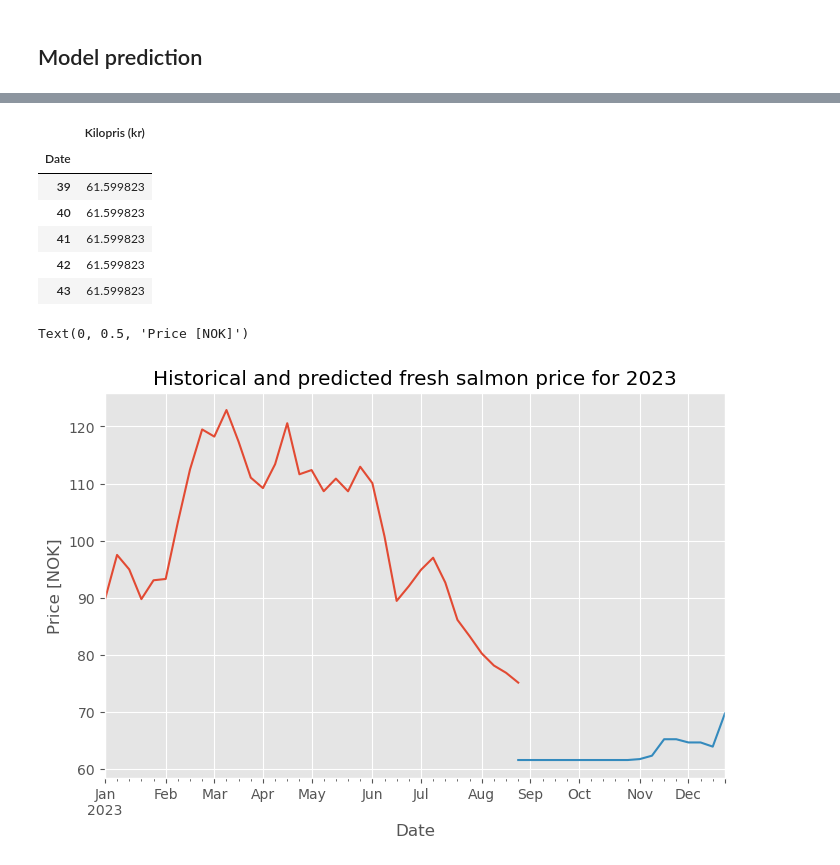
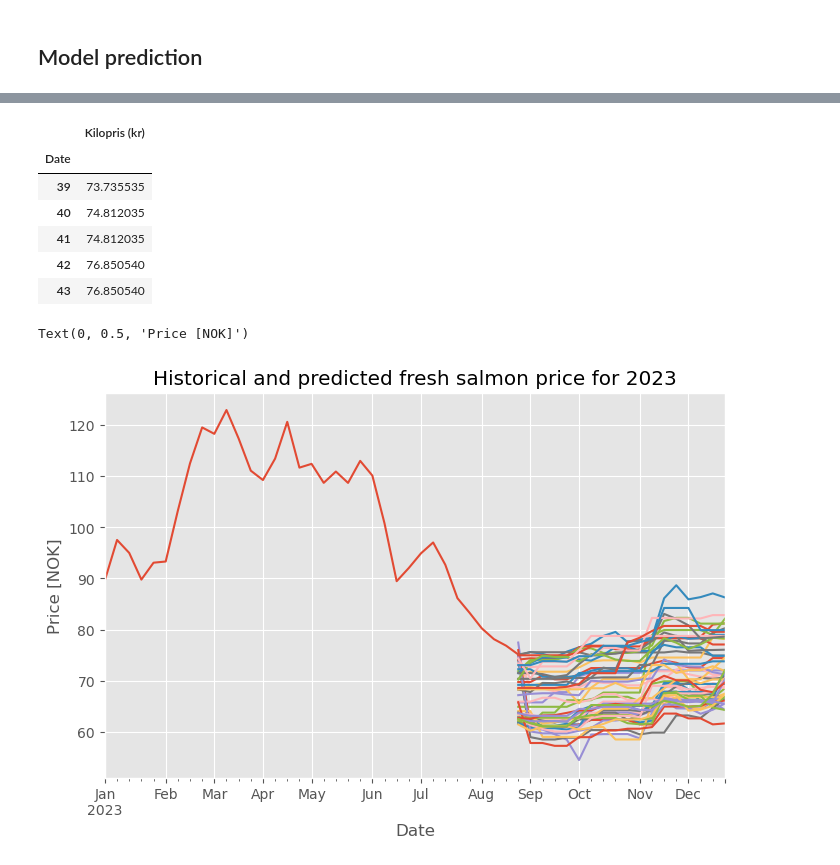
Before and after one commit to jonedamas/data_science_projects, a Jupyter notebook: projects/salmon_price_prediction/price_prediction/pred_xgb_noc.ipynb, the cells around one changed output, grey strips where cells are left out. Cells and saved outputs as stored; diff of their text form; code cells hidden in the pictures.

```diff
--- a/projects/salmon_price_prediction/price_prediction/pred_xgb_noc.ipynb
+++ b/projects/salmon_price_prediction/price_prediction/pred_xgb_noc.ipynb
@@ -167,0 +109,12 @@ Mean Squared Error: 811419.1142
+# %%
+
+display(data)
+
+features = ['Year', 'Week', 'Month', 'Day of year', 'GARCH']
+targets = ['Vekt (tonn)', 'Kilopris (kr)']
+
+model_list = list()
+
+for i in range(50):
+    model = xgb_model(data, targets, features)
+    model_list.append(model)
@@ -168,7 +136,12 @@ Mean Squared Error: 811419.1142
 # %% [markdown]
 ## Model prediction
 # %%
-fi = pd.DataFrame(data=reg_model.feature_importances_, index=reg_model.feature_names_in_, columns=['Importance'])
+first_model = model_list[0]
+
+fi = pd.DataFrame(
+    data=first_model.reg_model.feature_importances_,
+    index=first_model.reg_model.feature_names_in_,
+    columns=['Importance'])
 display(fi)
 
 future_dates = pd.DataFrame(
@@ -191,7 +164,15 @@ future_dates['GARCH'] = np.sqrt(GARCH_forecast.values)
 
 display(future_dates)
 
-predictions = pd.DataFrame(reg_model.predict(future_dates), columns=targets, index=future_dates.index)
+prediction_list = list()
+
+for i, model in enumerate(model_list):
+    predictions = pd.DataFrame(
+        model.reg_model.predict(future_dates),
+        columns=targets,
+        index=future_dates.index
+    )
+    prediction_list.append(predictions)
 
 fig, axs = plt.subplots(2, figsize=(12, 12))
 
@@ -200,12 +181,15 @@ label = ['NOK', 'Tonnes/week']
 title = ['Salmon price', 'Salmon exported']
 
 for i, target in enumerate(['Kilopris (kr)', 'Vekt (tonn)']):
-    for j, df in enumerate([y_train, y_test, predictions]):
+    for j, df in enumerate([first_model.y_train, first_model.y_test]):
         df[target].plot(ax=axs[i], label=data_types[j])
-        axs[i].legend(fontsize=15, frameon=False)
+        axs[i].legend(fontsize=12, frameon=False)
         axs[i].grid(alpha=0.4)
         axs[i].set_ylabel(label[i], fontsize=15)
         axs[i].set_title(title[i], fontsize=17)
+
+    for k, df in enumerate(prediction_list):
+        df[target].plot(ax=axs[i], linewidth=0.4)
 
 fig.tight_layout()
 
@@ -240,24 +225,25 @@ ValueError: Feature shape mismatch, expected: 6, got 5
 # %%
 october = predictions[['Kilopris (kr)']].loc[(predictions.index.year == 2023) & (predictions.index.month == 10)]
 
 october.set_index(october.index.week, inplace=True)
 
 display(october)
 
 fig, ax = plt.subplots(figsize=(8, 5))
 
 data['Kilopris (kr)'].loc[data.index.year == 2023].plot(ax=ax)
-predictions['Kilopris (kr)'].loc[predictions.index.year == 2023].plot(ax=ax)
+for prediction in prediction_list:
+    prediction['Kilopris (kr)'].loc[prediction.index.year == 2023].plot(ax=ax)
 
 ax.set_title('Historical and predicted fresh salmon price for 2023')
 ax.set_ylabel('Price [NOK]')
 # %% [output]
 |  | Kilopris (kr) |
 | Date |  |
-| 39 | 61.599823 |
-| 40 | 61.599823 |
-| 41 | 61.599823 |
-| 42 | 61.599823 |
-| 43 | 61.599823 |
+| 39 | 73.735535 |
+| 40 | 74.812035 |
+| 41 | 74.812035 |
+| 42 | 76.850540 |
+| 43 | 76.850540 |
 Text(0, 0.5, 'Price [NOK]')
-[figure, old version]
+[figure, new version]
```
Also changed, not shown: parts of 6 cells of this notebook, 2 other files.
